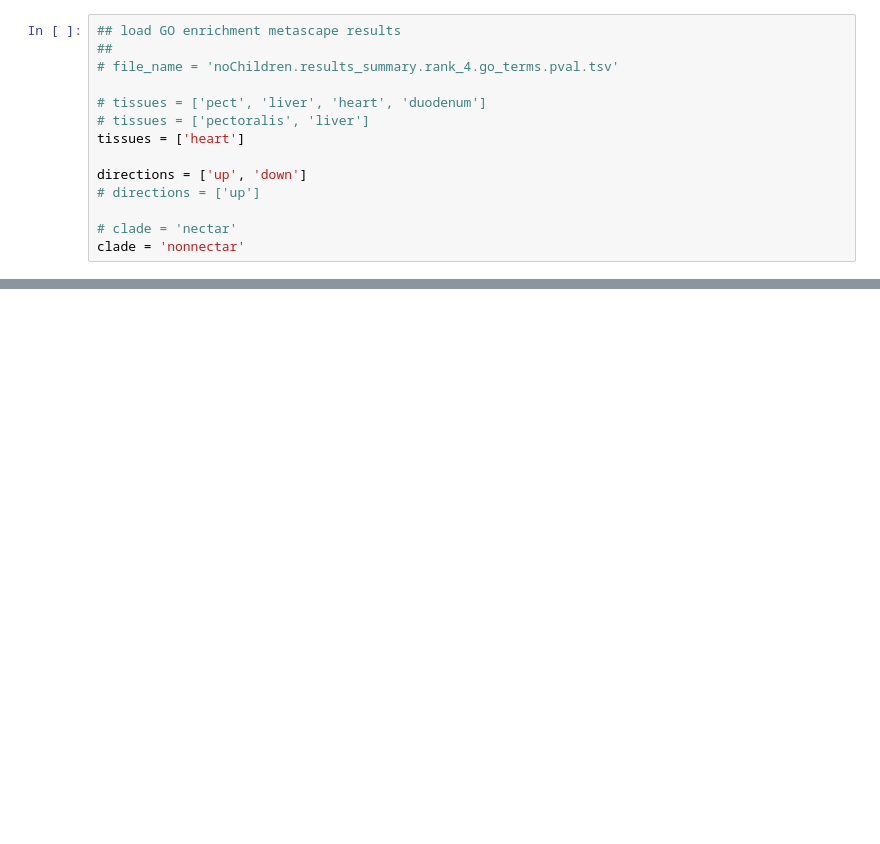
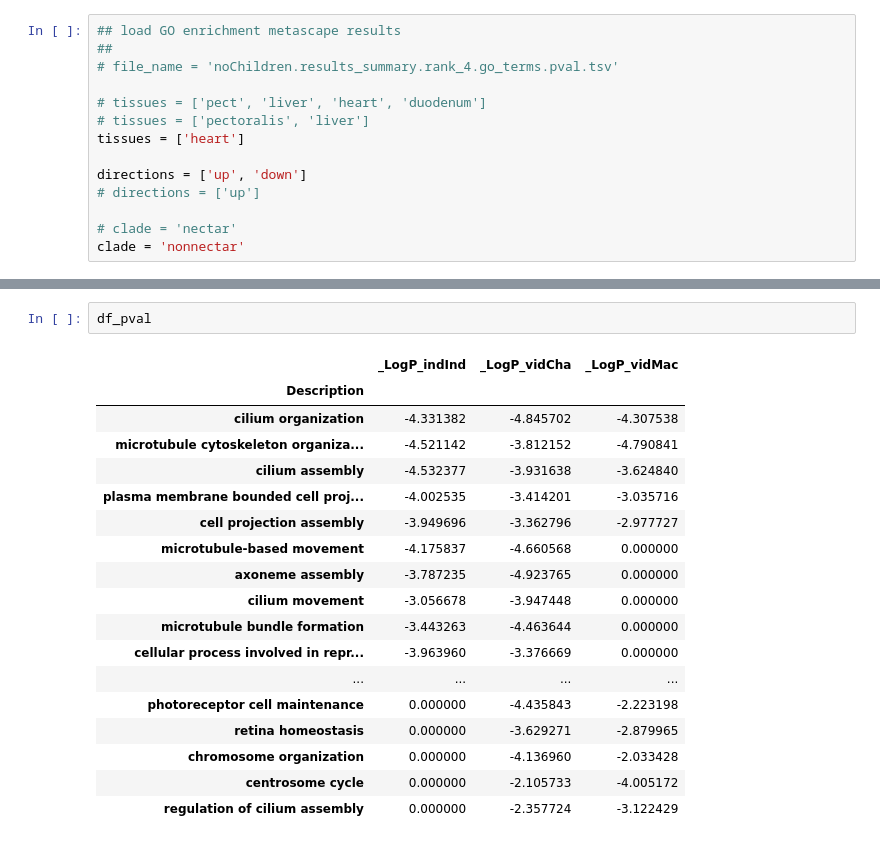
Before and after one commit to osipovarev/Transcriptome_for_NectarGenomics, a Jupyter notebook: metascape_enrichment_analysis.ipynb, the cells around one changed output, grey strips where cells are left out. Drawn from its saved outputs; the diff is of its cells as text; blank space fills up the shorter version.

```diff
--- a/metascape_enrichment_analysis.ipynb
+++ b/metascape_enrichment_analysis.ipynb
@@ -146,0 +152,21 @@ The DivergingNorm class was deprecated in Matplotlib 3.2 and will be removed two
+# %%
+df_pval
+# %% [output]
+|  | _LogP_indInd | _LogP_vidCha | _LogP_vidMac |
+| Description |  |  |  |
+| cilium organization | -4.331382 | -4.845702 | -4.307538 |
+| microtubule cytoskeleton organiza... | -4.521142 | -3.812152 | -4.790841 |
+| cilium assembly | -4.532377 | -3.931638 | -3.624840 |
+| plasma membrane bounded cell proj... | -4.002535 | -3.414201 | -3.035716 |
+| cell projection assembly | -3.949696 | -3.362796 | -2.977727 |
+| microtubule-based movement | -4.175837 | -4.660568 | 0.000000 |
+| axoneme assembly | -3.787235 | -4.923765 | 0.000000 |
+| cilium movement | -3.056678 | -3.947448 | 0.000000 |
+| microtubule bundle formation | -3.443263 | -4.463644 | 0.000000 |
+| cellular process involved in repr... | -3.963960 | -3.376669 | 0.000000 |
+| ... | ... | ... | ... |
+| photoreceptor cell maintenance | 0.000000 | -4.435843 | -2.223198 |
+| retina homeostasis | 0.000000 | -3.629271 | -2.879965 |
+| chromosome organization | 0.000000 | -4.136960 | -2.033428 |
+| centrosome cycle | 0.000000 | -2.105733 | -4.005172 |
+| regulation of cilium assembly | 0.000000 | -2.357724 | -3.122429 |
```
Also changed, not shown: parts of 4 cells of this notebook, 1 other file.
